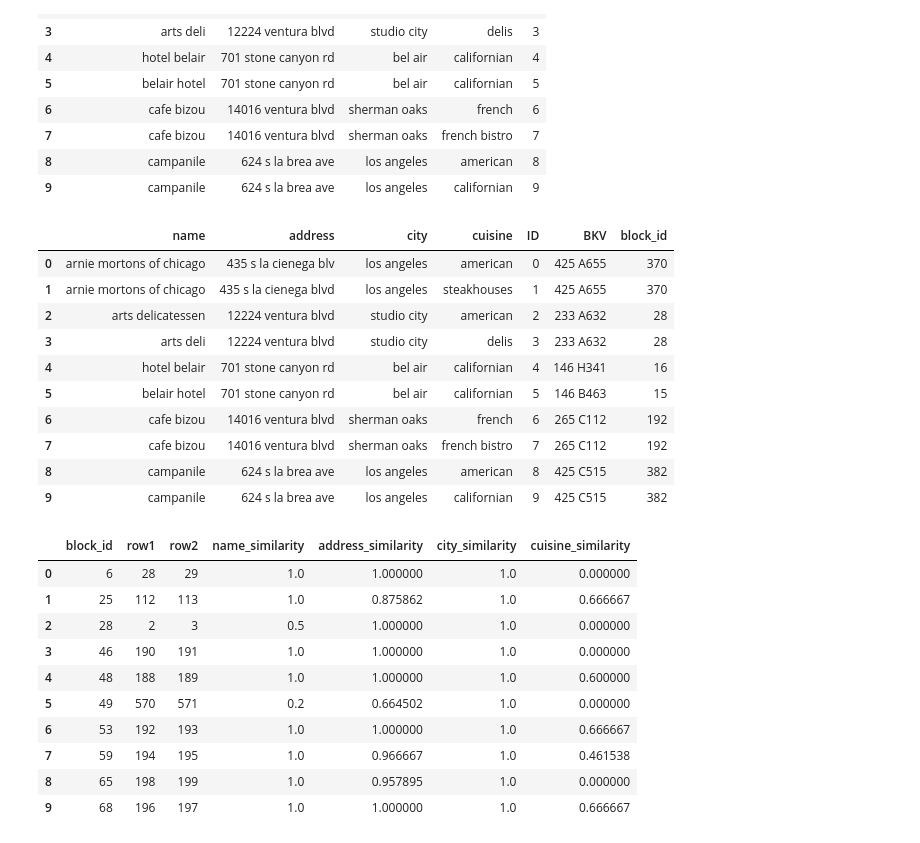
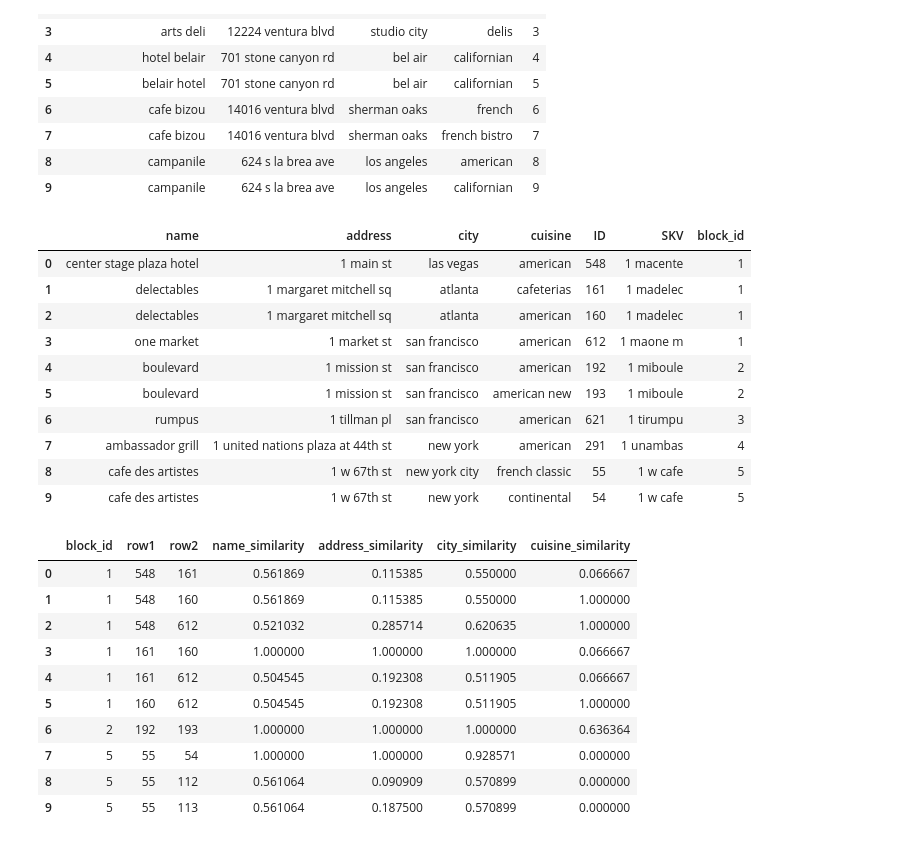
Before and after one commit to miszcz44/inzynierka_deduplikacja, a Jupyter notebook: data_pipeline/data_pipeline.ipynb, the cells around one changed output. Drawn from its saved outputs; the diff is of its cells as text; code cells hidden in the pictures.

```diff
--- a/data_pipeline/data_pipeline.ipynb
+++ b/data_pipeline/data_pipeline.ipynb
@@ -1127,39 +1119,39 @@ preprocessed_data.head(10)
 # %%
 # Standard blocking
 method='standard_blocking'
-columns=['city', 'name']
-block_builder = BlockBuilding(preprocessed_data, method=method)
-block_builder.build_blocks(columns=columns)
+columns=['address', 'name']
+# block_builder = BlockBuilding(preprocessed_data, method=method)
+# block_builder.build_blocks(columns=columns)
 
 # SNM
 # block_builder = BlockBuilding(preprocessed_data, method='sorted_neighborhood')
 # block_builder.build_blocks(window_size=20, columns=columns, n_letters=4)
 
 #DSNM
-# block_builder = BlockBuilding(preprocessed_data, method='dynamic_sorted_neighborhood')
-# block_builder.build_blocks(max_window_size=20, match_threshold=0.7, columns=columns, n_letters=4)
+block_builder = BlockBuilding(preprocessed_data, method='dynamic_sorted_neighborhood')
+block_builder.build_blocks(max_window_size=5, match_threshold=0.6, columns=columns, n_letters=4)
 
 all_blocks = block_builder.get_blocks()
 all_blocks.head(10)
 # %% [output]
-|  | name | address | city | cuisine | ID | BKV | block_id |
-| 0 | arnie mortons of chicago | 435 s la cienega blv | los angeles | american | 0 | 425 A655 | 370 |
-| 1 | arnie mortons of chicago | 435 s la cienega blvd | los angeles | steakhouses | 1 | 425 A655 | 370 |
-| 2 | arts delicatessen | 12224 ventura blvd | studio city | american | 2 | 233 A632 | 28 |
-| 3 | arts deli | 12224 ventura blvd | studio city | delis | 3 | 233 A632 | 28 |
-| 4 | hotel belair | 701 stone canyon rd | bel air | californian | 4 | 146 H341 | 16 |
-| 5 | belair hotel | 701 stone canyon rd | bel air | californian | 5 | 146 B463 | 15 |
-| 6 | cafe bizou | 14016 ventura blvd | sherman oaks | french | 6 | 265 C112 | 192 |
-| 7 | cafe bizou | 14016 ventura blvd | sherman oaks | french bistro | 7 | 265 C112 | 192 |
-| 8 | campanile | 624 s la brea ave | los angeles | american | 8 | 425 C515 | 382 |
-| 9 | campanile | 624 s la brea ave | los angeles | californian | 9 | 425 C515 | 382 |
+|  | name | address | city | cuisine | ID | SKV | block_id |
+| 0 | center stage plaza hotel | 1 main st | las vegas | american | 548 | 1 macente | 1 |
+| 1 | delectables | 1 margaret mitchell sq | atlanta | cafeterias | 161 | 1 madelec | 1 |
+| 2 | delectables | 1 margaret mitchell sq | atlanta | american | 160 | 1 madelec | 1 |
+| 3 | one market | 1 market st | san francisco | american | 612 | 1 maone m | 1 |
+| 4 | boulevard | 1 mission st | san francisco | american | 192 | 1 miboule | 2 |
+| 5 | boulevard | 1 mission st | san francisco | american new | 193 | 1 miboule | 2 |
+| 6 | rumpus | 1 tillman pl | san francisco | american | 621 | 1 tirumpu | 3 |
+| 7 | ambassador grill | 1 united nations plaza at 44th st | new york | american | 291 | 1 unambas | 4 |
+| 8 | cafe des artistes | 1 w 67th st | new york city | french classic | 55 | 1 w cafe | 5 |
+| 9 | cafe des artistes | 1 w 67th st | new york | continental | 54 | 1 w cafe | 5 |
 # %%
 comparison = Comparison(all_blocks)
 
 # name	address	city	cuisine
 column_algorithms = {
-    "name": comparison.qgram_similarity,
-    "address": comparison.jaro_winkler_similarity,
+    "name": comparison.jaro_winkler_similarity,
+    "address": comparison.qgram_similarity,
     "city": comparison.jaro_winkler_similarity,
     "cuisine": comparison.qgram_similarity
 }
@@ -1172,16 +1164,16 @@ comparison_results = comparison.compare_within_blocks(
 comparison_results.head(10)
 # %% [output]
 |  | block_id | row1 | row2 | name_similarity | address_similarity | city_similarity | cuisine_similarity |
-| 0 | 6 | 28 | 29 | 1.0 | 1.000000 | 1.0 | 0.000000 |
-| 1 | 25 | 112 | 113 | 1.0 | 0.875862 | 1.0 | 0.666667 |
-| 2 | 28 | 2 | 3 | 0.5 | 1.000000 | 1.0 | 0.000000 |
-| 3 | 46 | 190 | 191 | 1.0 | 1.000000 | 1.0 | 0.000000 |
-| 4 | 48 | 188 | 189 | 1.0 | 1.000000 | 1.0 | 0.600000 |
-| 5 | 49 | 570 | 571 | 0.2 | 0.664502 | 1.0 | 0.000000 |
-| 6 | 53 | 192 | 193 | 1.0 | 1.000000 | 1.0 | 0.666667 |
-| 7 | 59 | 194 | 195 | 1.0 | 0.966667 | 1.0 | 0.461538 |
-| 8 | 65 | 198 | 199 | 1.0 | 0.957895 | 1.0 | 0.000000 |
-| 9 | 68 | 196 | 197 | 1.0 | 1.000000 | 1.0 | 0.666667 |
+| 0 | 1 | 548 | 161 | 0.561869 | 0.115385 | 0.550000 | 0.066667 |
+| 1 | 1 | 548 | 160 | 0.561869 | 0.115385 | 0.550000 | 1.000000 |
+| 2 | 1 | 548 | 612 | 0.521032 | 0.285714 | 0.620635 | 1.000000 |
+| 3 | 1 | 161 | 160 | 1.000000 | 1.000000 | 1.000000 | 0.066667 |
+| 4 | 1 | 161 | 612 | 0.504545 | 0.192308 | 0.511905 | 0.066667 |
+| 5 | 1 | 160 | 612 | 0.504545 | 0.192308 | 0.511905 | 1.000000 |
+| 6 | 2 | 192 | 193 | 1.000000 | 1.000000 | 1.000000 | 0.636364 |
+| 7 | 5 | 55 | 54 | 1.000000 | 1.000000 | 0.928571 | 0.000000 |
+| 8 | 5 | 55 | 112 | 0.561064 | 0.090909 | 0.570899 | 0.000000 |
+| 9 | 5 | 55 | 113 | 0.561064 | 0.187500 | 0.570899 | 0.000000 |
 # %%
 classifier = Classifier(all_blocks, comparison_results)
 
```
Also changed, not shown: parts of 33 cells of this notebook, 22 other files.
